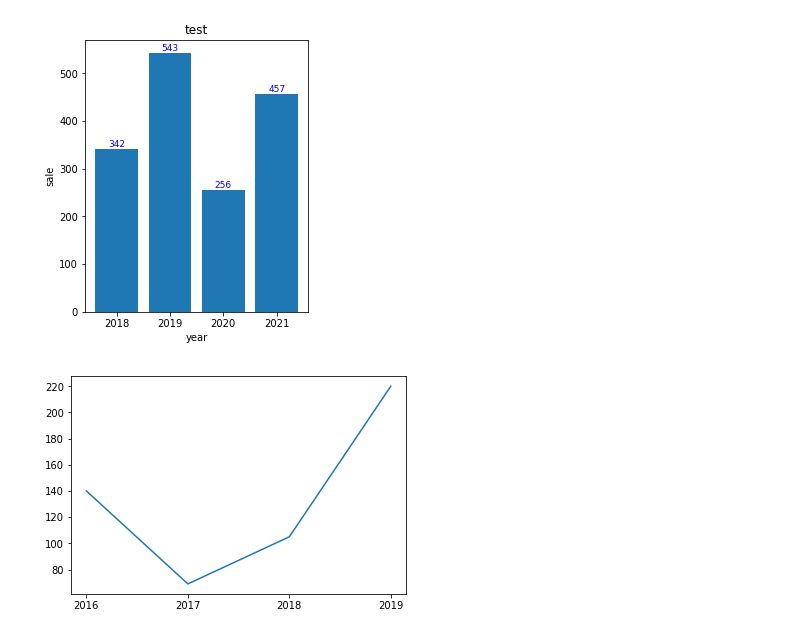
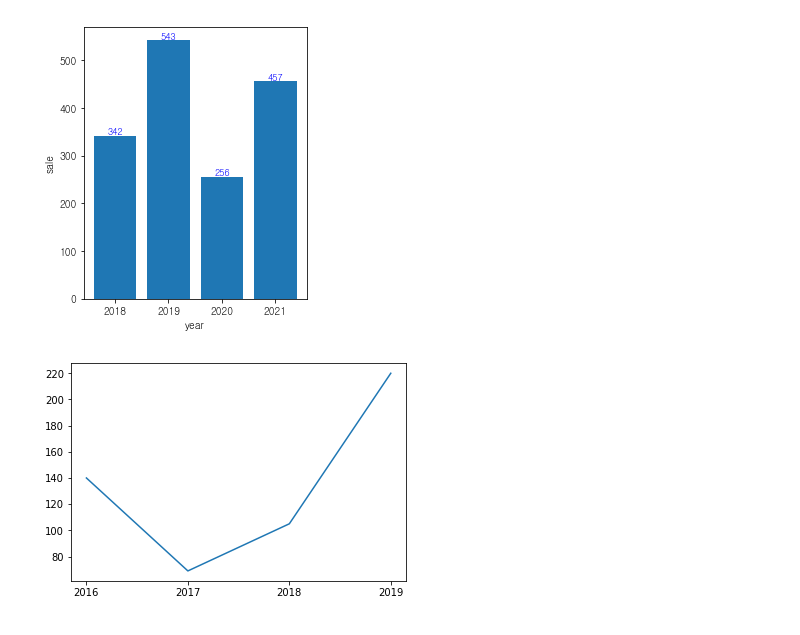
Before and after one commit to multicampusInstructor/smartfactory, a Jupyter notebook: visualization.ipynb, the cells around one changed output. Saved outputs shown, nothing was run; the diff lists cells and outputs as text; code cells hidden in the pictures.

```diff
--- a/visualization.ipynb
+++ b/visualization.ipynb
@@ -1,22 +1,33 @@
+# %%
+with open('./data/Abc1115.csv','r') as file:
+    lines = file.readlines()
+student = []
+for line in lines:
+    temp = line[:-1].split(',')
+    for idx,i in enumerate(temp[:8]):
+        i = i.strip()
+        if i.isdigit():
+            temp[idx] = int(i)
+    student.append(temp)
 # %%
 import matplotlib.pyplot as plt
 # %%
 year = ['2018','2019','2020','2021']
 sale = [342,543,256,457]
 
 plt.figure(figsize=(4,5))
 plt.bar(year,sale)
 plt.xlabel('year')
 plt.ylabel('sale')
-plt.title('test')
+# plt.title('test')
 for i, v in enumerate(year):
     plt.text(v, sale[i], sale[i],
              fontsize = 9,
              color='blue',
              horizontalalignment='center',
              verticalalignment='bottom')
 # %% [output]
-[figure, old version]
+[figure, new version]
 # %%
 plt.plot(['2016','2017','2018','2019'],[140,69,105,220])
 plt.show()
```
Also changed, not shown: parts of 3 cells of this notebook.
